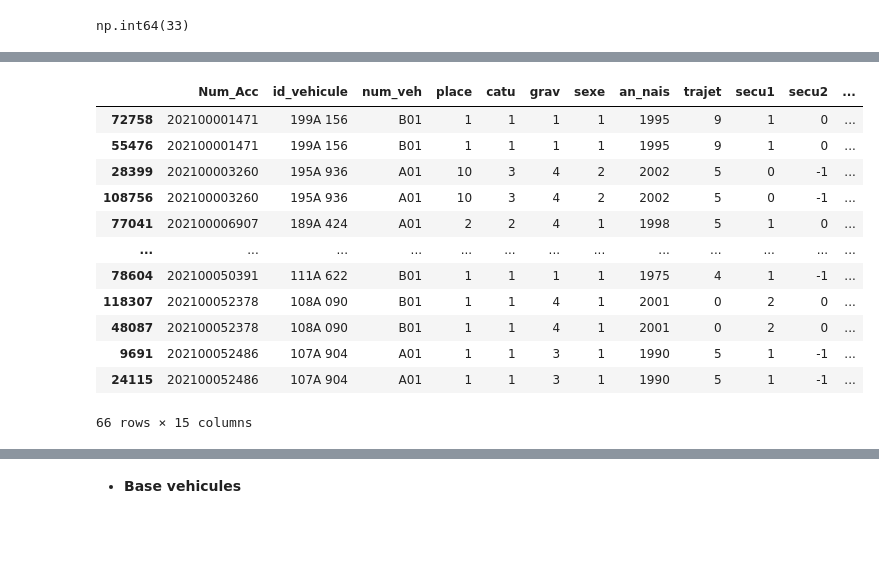
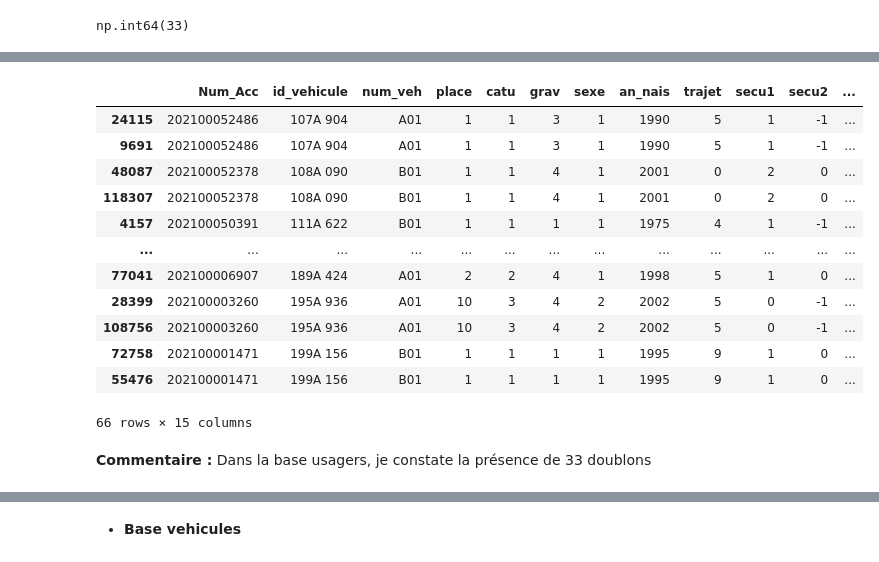
Before and after one commit to gekkouadio-star/Accidents-de-la-circulation, a Jupyter notebook: Traitement_de_données/Traitement_de_donnees.ipynb, the cells around one changed output, grey strips where cells are left out. Drawn from its saved outputs; the diff is of its cells as text; code cells hidden in the pictures; blank space fills up the shorter version.

```diff
--- a/Traitement_de_données/Traitement_de_donnees.ipynb
+++ b/Traitement_de_données/Traitement_de_donnees.ipynb
@@ -191,7 +191,7 @@ Data columns (total 19 columns):
 # %% [markdown]
 * **Base usagers**
 # %%
-df_usag = pd.read_csv("usagers.csv")
+df_usag = pd.read_csv("../data_bases/usagers.csv")
 df_usag.head(10)
 # %% [output]
 |  | Num_Acc | id_vehicule | num_veh | place | catu | grav | sexe | an_nais | trajet | secu1 | secu2 | ... |
@@ -631,18 +590,20 @@ np.int64(33)
 # %%
 #Doublons pures
-df_usag[df_usag.duplicated(keep=False)].sort_values("Num_Acc")
+df_usag[df_usag.duplicated(keep=False)].sort_values("id_vehicule")
 # %% [output]
 |  | Num_Acc | id_vehicule | num_veh | place | catu | grav | sexe | an_nais | trajet | secu1 | secu2 | ... |
+| 24115 | 202100052486 | 107A 904 | A01 | 1 | 1 | 3 | 1 | 1990 | 5 | 1 | -1 | ... |
+| 9691 | 202100052486 | 107A 904 | A01 | 1 | 1 | 3 | 1 | 1990 | 5 | 1 | -1 | ... |
+| 48087 | 202100052378 | 108A 090 | B01 | 1 | 1 | 4 | 1 | 2001 | 0 | 2 | 0 | ... |
+| 118307 | 202100052378 | 108A 090 | B01 | 1 | 1 | 4 | 1 | 2001 | 0 | 2 | 0 | ... |
+| 4157 | 202100050391 | 111A 622 | B01 | 1 | 1 | 1 | 1 | 1975 | 4 | 1 | -1 | ... |
+| ... | ... | ... | ... | ... | ... | ... | ... | ... | ... | ... | ... | ... |
+| 77041 | 202100006907 | 189A 424 | A01 | 2 | 2 | 4 | 1 | 1998 | 5 | 1 | 0 | ... |
+| 28399 | 202100003260 | 195A 936 | A01 | 10 | 3 | 4 | 2 | 2002 | 5 | 0 | -1 | ... |
+| 108756 | 202100003260 | 195A 936 | A01 | 10 | 3 | 4 | 2 | 2002 | 5 | 0 | -1 | ... |
 | 72758 | 202100001471 | 199A 156 | B01 | 1 | 1 | 1 | 1 | 1995 | 9 | 1 | 0 | ... |
 | 55476 | 202100001471 | 199A 156 | B01 | 1 | 1 | 1 | 1 | 1995 | 9 | 1 | 0 | ... |
-| 28399 | 202100003260 | 195A 936 | A01 | 10 | 3 | 4 | 2 | 2002 | 5 | 0 | -1 | ... |
-| 108756 | 202100003260 | 195A 936 | A01 | 10 | 3 | 4 | 2 | 2002 | 5 | 0 | -1 | ... |
-| 77041 | 202100006907 | 189A 424 | A01 | 2 | 2 | 4 | 1 | 1998 | 5 | 1 | 0 | ... |
-| ... | ... | ... | ... | ... | ... | ... | ... | ... | ... | ... | ... | ... |
-| 78604 | 202100050391 | 111A 622 | B01 | 1 | 1 | 1 | 1 | 1975 | 4 | 1 | -1 | ... |
-| 118307 | 202100052378 | 108A 090 | B01 | 1 | 1 | 4 | 1 | 2001 | 0 | 2 | 0 | ... |
-| 48087 | 202100052378 | 108A 090 | B01 | 1 | 1 | 4 | 1 | 2001 | 0 | 2 | 0 | ... |
-| 9691 | 202100052486 | 107A 904 | A01 | 1 | 1 | 3 | 1 | 1990 | 5 | 1 | -1 | ... |
-| 24115 | 202100052486 | 107A 904 | A01 | 1 | 1 | 3 | 1 | 1990 | 5 | 1 | -1 | ... |
 66 rows × 15 columns
+# %% [markdown]
+**Commentaire :** Dans la base usagers, je constate la présence de 33 doublons
 # %%
```
Also changed, not shown: parts of 50 cells of this notebook, 41 other files.
